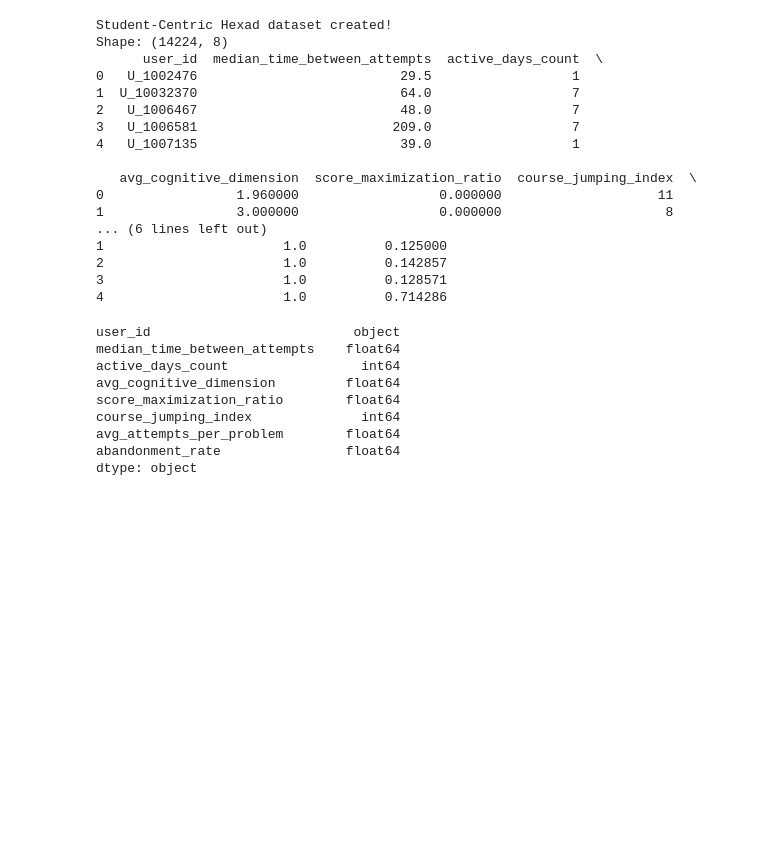
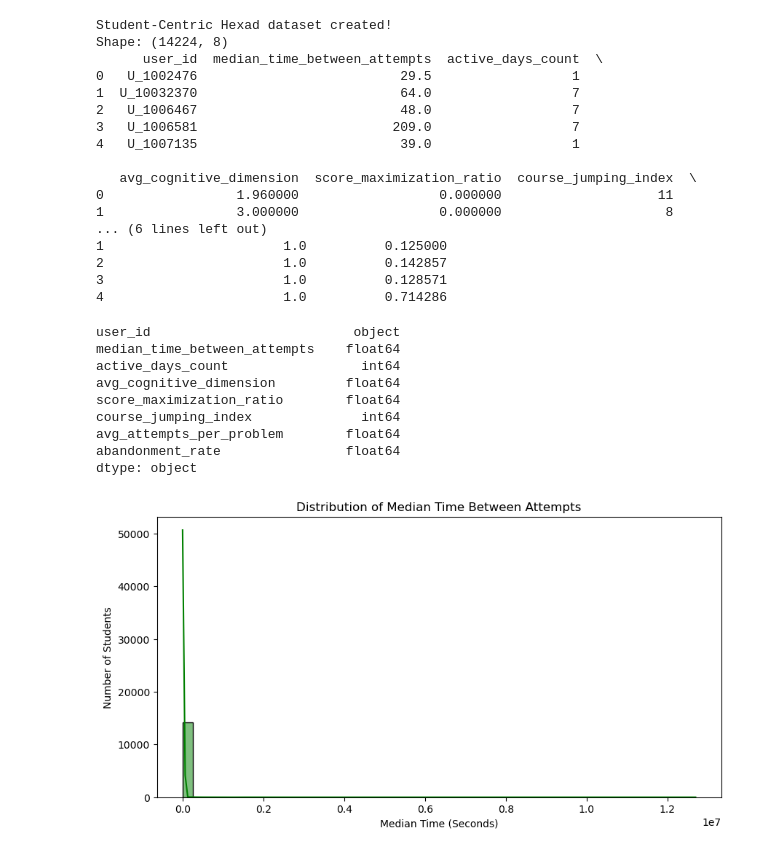
Before and after one commit to Muaz-fmb/MOOC-Radar-Student-Behavior-Clustering-, a Jupyter notebook: clustering.ipynb, the cells around one changed output. Saved outputs shown, nothing was run; the diff lists cells and outputs as text; code cells hidden in the pictures; blank space fills up the shorter version.

```diff
--- a/clustering.ipynb
+++ b/clustering.ipynb
@@ -194,3 +194,16 @@ course_jumping_index              int64
 avg_attempts_per_problem        float64
 abandonment_rate                float64
 dtype: object
+# %%
+import matplotlib.pyplot as plt
+import seaborn as sns
+
+plt.figure(figsize=(10, 5))
+sns.histplot(data=df_aggregated, x='median_time_between_attempts', bins=50, kde=True, color='green')
+
+plt.title('Distribution of Median Time Between Attempts')
+plt.xlabel('Median Time (Seconds)')
+plt.ylabel('Number of Students')
+plt.show()
+# %% [output]
+[figure, added]
```
Also changed, not shown: parts of 8 cells of this notebook.
